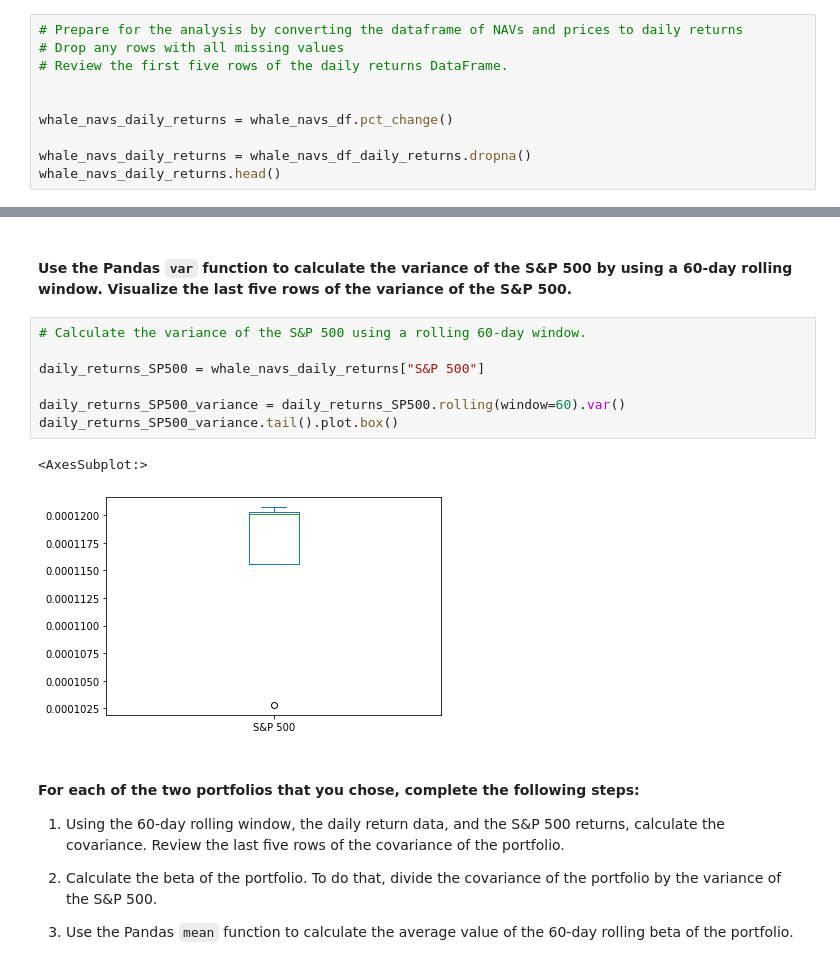
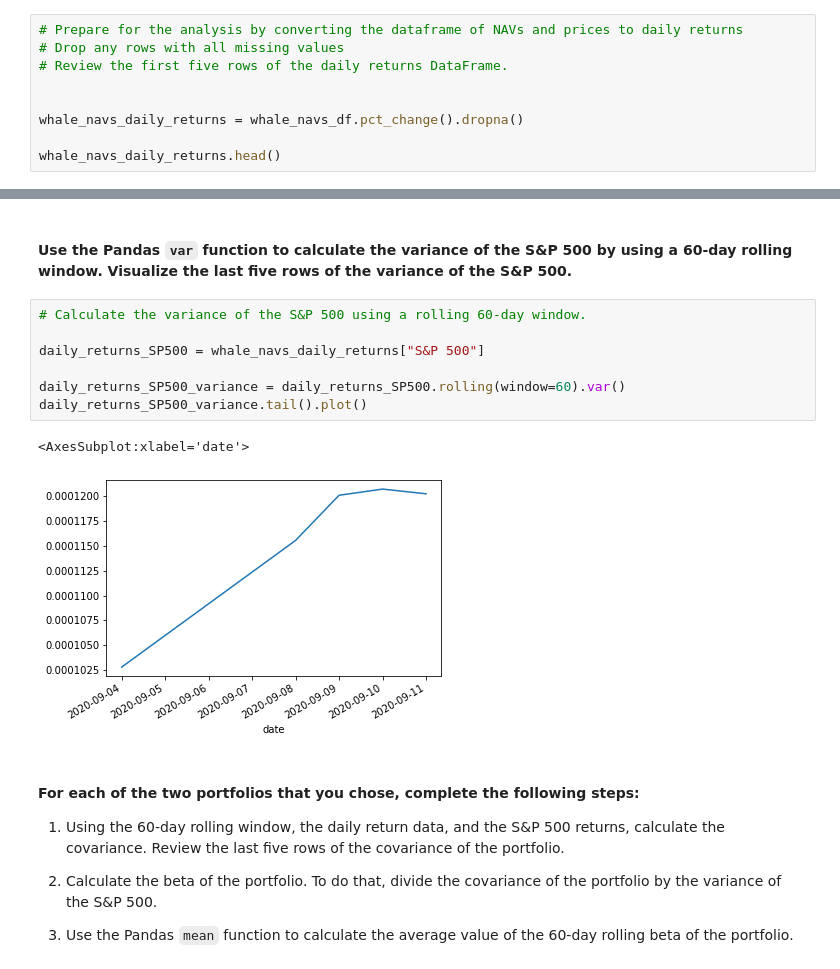
Before and after one commit to madut97/challenge4, a Jupyter notebook: risk_return_analysis.ipynb, the cells around one changed output, grey strips where cells are left out. Saved outputs shown, nothing was run; the diff lists cells and outputs as text.

```diff
--- a/risk_return_analysis.ipynb
+++ b/risk_return_analysis.ipynb
@@ -134,9 +134,8 @@ whale_navs_df.head()
 # Review the first five rows of the daily returns DataFrame.
 
 
-whale_navs_daily_returns = whale_navs_df.pct_change()
+whale_navs_daily_returns = whale_navs_df.pct_change().dropna()
 
-whale_navs_daily_returns = whale_navs_df_daily_returns.dropna()
 whale_navs_daily_returns.head()
 # %% [output]
 |  | SOROS FUND MANAGEMENT LLC | PAULSON & CO.INC. | TIGER GLOBAL MANAGEMENT LLC | BERKSHIRE HATHAWAY INC | S&P 500 |
@@ -379,13 +382,13 @@ Your analysis is nearing completion. Now, you need to evaluate how the portfolio
 # %%
 # Calculate the variance of the S&P 500 using a rolling 60-day window.
 
 daily_returns_SP500 = whale_navs_daily_returns["S&P 500"]
 
 daily_returns_SP500_variance = daily_returns_SP500.rolling(window=60).var()
-daily_returns_SP500_variance.tail().plot.box()
+daily_returns_SP500_variance.tail().plot()
 # %% [output]
-<AxesSubplot:>
+<AxesSubplot:xlabel='date'>
-[figure, old version]
+[figure, new version]
 # %% [markdown]
 #### For each of the two portfolios that you chose, complete the following steps:
 
```
Also changed, not shown: parts of 10 cells of this notebook, 1 other file.
